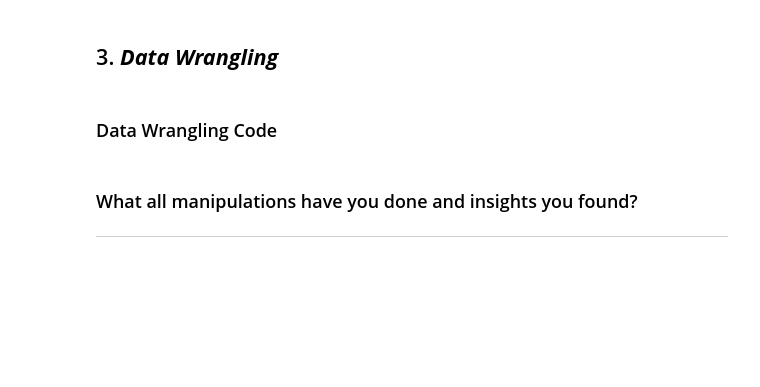
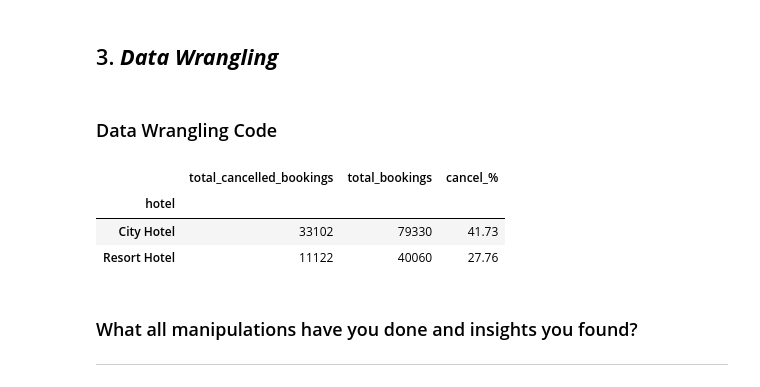
Before and after one commit to Udaya12692/Capstone-priject-Hotel-booking-, a Jupyter notebook: EDA_Hotel_Booking_Analysis_Final.ipynb, the cells around one changed output. Drawn from its saved outputs; the diff is of its cells as text; code cells hidden in the pictures; blank space fills up the shorter version.

```diff
--- a/EDA_Hotel_Booking_Analysis_Final.ipynb
+++ b/EDA_Hotel_Booking_Analysis_Final.ipynb
@@ -218,8 +233,27 @@ print('Number of unique values for each variable : \n', n)
 # %%
 #let us check which type of Hotel has more number of bookings and pecentage Bookings
 Type_hotel=df['hotel'].value_counts()
  # precentage of bookings
 (df.groupby('hotel').size() / df['hotel'].count()) * 100
+# precentage Cancelation
+canceled_booking=pd.DataFrame(df[df["is_canceled"]==1])
+cancel_grp = canceled_booking.groupby('hotel')
+D1 = pd.DataFrame(cancel_grp.size()).rename(columns = {0:'total_cancelled_bookings'})
+
+# Counting total number of bookings for each type of hotel
+grouped_by_hotel = df.groupby('hotel')
+total_booking = grouped_by_hotel.size()
+D2 = pd.DataFrame(total_booking).rename(columns = {0: 'total_bookings'})
+D3 = pd.concat([D1,D2], axis = 1)
+
+# Calculating cancel percentage
+D3['cancel_%'] = round((D3['total_cancelled_bookings']/D3['total_bookings'])*100,2)
+D3
+# %% [output]
+|  | total_cancelled_bookings | total_bookings | cancel_% |
+| hotel |  |  |  |
+| City Hotel | 33102 | 79330 | 41.73 |
+| Resort Hotel | 11122 | 40060 | 27.76 |
 # %%
 # let us check which type of meals prepered most
 Prepered_meal_type=df['meal'].value_counts().sort_values(ascending=False)
```
Also changed, not shown: parts of 11 cells of this notebook.
